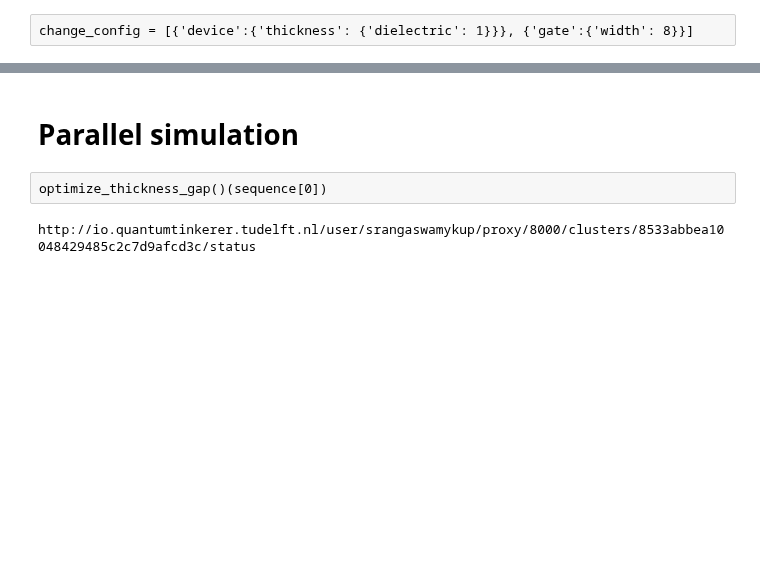
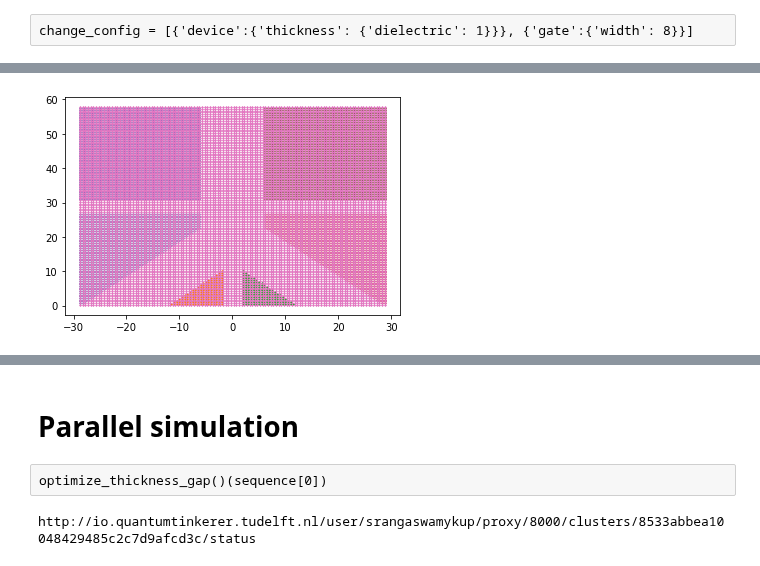
Before and after one commit to Satin21/Trijunction, a Jupyter notebook: analysis/Y.ipynb, the cells around one changed output, grey strips where cells are left out. Cells and saved outputs as stored; diff of their text form; code cells hidden in the pictures; blank space fills up the shorter version.

```diff
--- a/analysis/Y.ipynb
+++ b/analysis/Y.ipynb
@@ -83,7 +85,7 @@ optimize = Optimize(config,
                     poisson_system = [],
                     linear_problem = [],
                     boundaries = [],
-                    grid = config['device']['grid_spacing']['twoDEG']
+                    scale = scale
                    )
 # %%
 %%time
@@ -379,0 +181,4 @@ except AttributeError:
+# %%
+optimize.plot('GATES')
+# %% [output]
+[figure, added]
```
Also changed, not shown: parts of 52 cells of this notebook, 9 other files.
